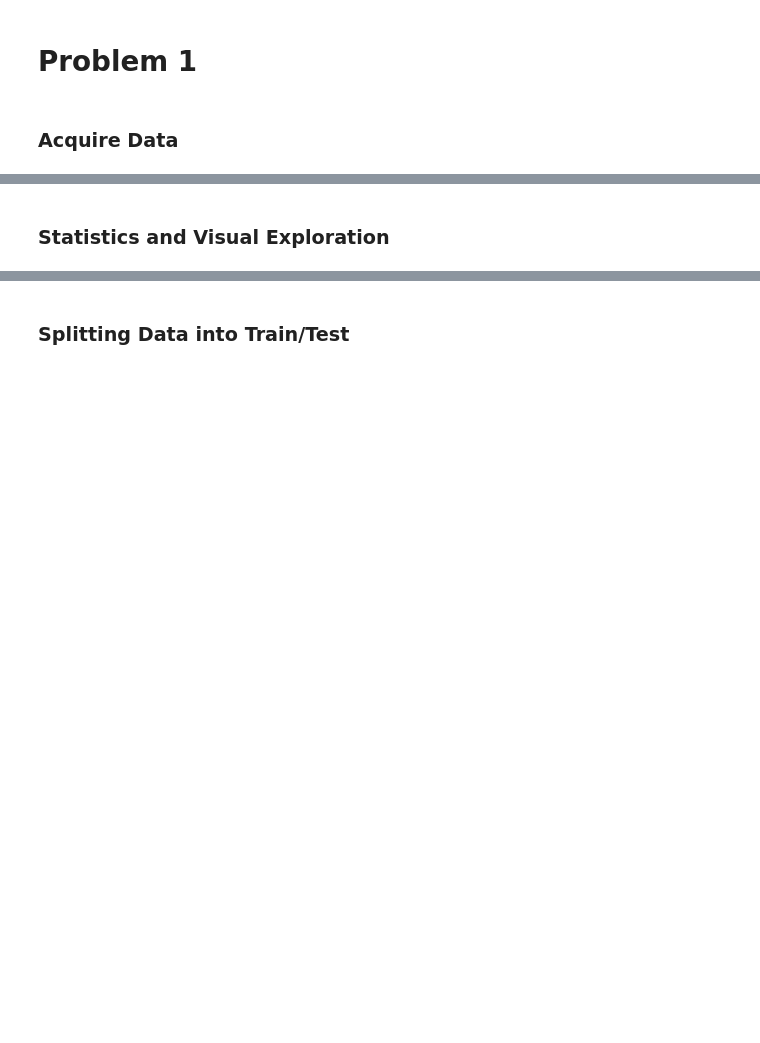
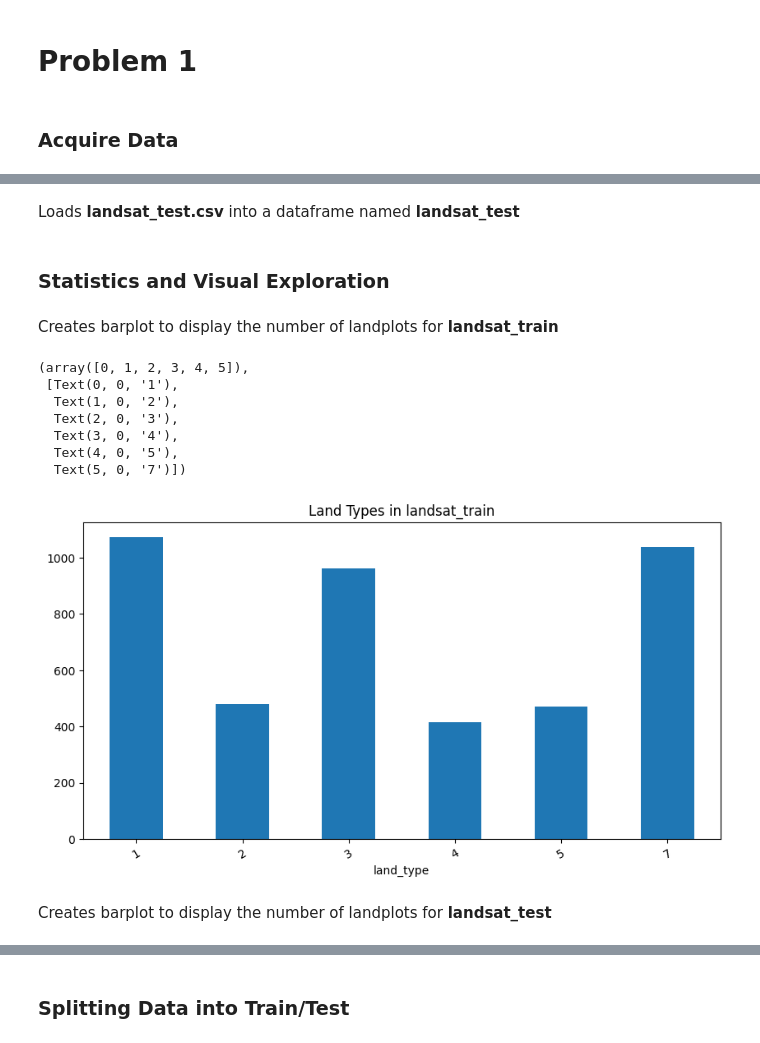
Before and after one commit to a-winders/MLA_ATW, a Jupyter notebook: MLA5_ATW.ipynb, the cells around one changed output, grey strips where cells are left out. Cells and saved outputs as stored; diff of their text form; code cells hidden in the pictures; blank space fills up the shorter version.

```diff
--- a/MLA5_ATW.ipynb
+++ b/MLA5_ATW.ipynb
@@ -125,0 +125,2 @@ lansat_test = pd.read_csv('/content/gdrive/MyDrive/Bellarmine/CS430_Data_Files/l
+# %% [markdown]
+Loads **landsat_test.csv** into a dataframe named **landsat_test**
@@ -126,2 +129,20 @@ lansat_test = pd.read_csv('/content/gdrive/MyDrive/Bellarmine/CS430_Data_Files/l
 # %% [markdown]
 ### Statistics and Visual Exploration
+# %% [markdown]
+Creates barplot to display the number of landplots for **landsat_train**
+# %%
+land_type_train = landsat_train['land_type'].groupby(landsat_train['land_type']).count()
+# %%
+land_type_train.plot(kind='bar', figsize=(10,5), title='Land Types in landsat_train')
+plt.xticks(rotation=30, horizontalalignment="center")
+# %% [output]
+(array([0, 1, 2, 3, 4, 5]),
+ [Text(0, 0, '1'),
+  Text(1, 0, '2'),
+  Text(2, 0, '3'),
+  Text(3, 0, '4'),
+  Text(4, 0, '5'),
+  Text(5, 0, '7')])
+[figure, added]
+# %% [markdown]
+Creates barplot to display the number of landplots for **landsat_test**
```
Also changed, not shown: parts of 22 cells of this notebook.
